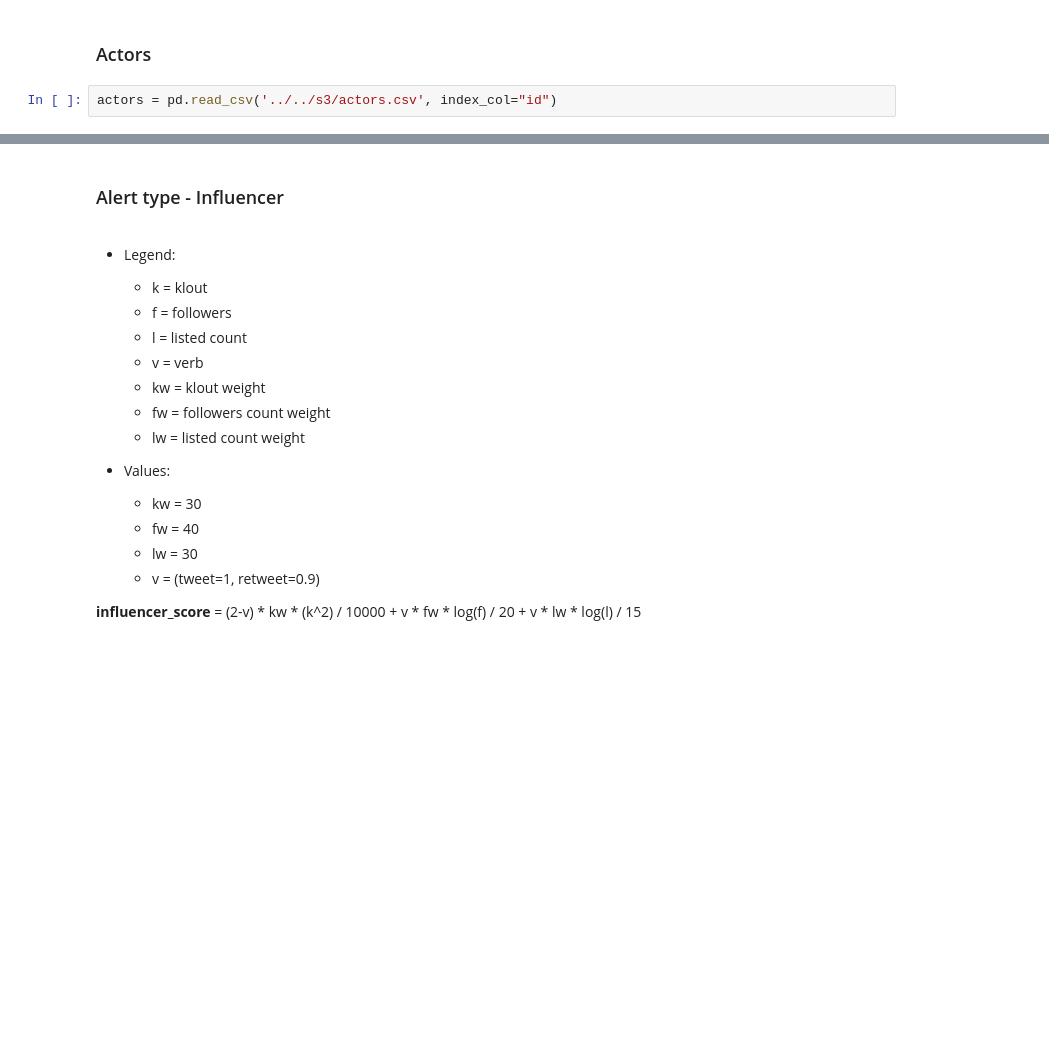
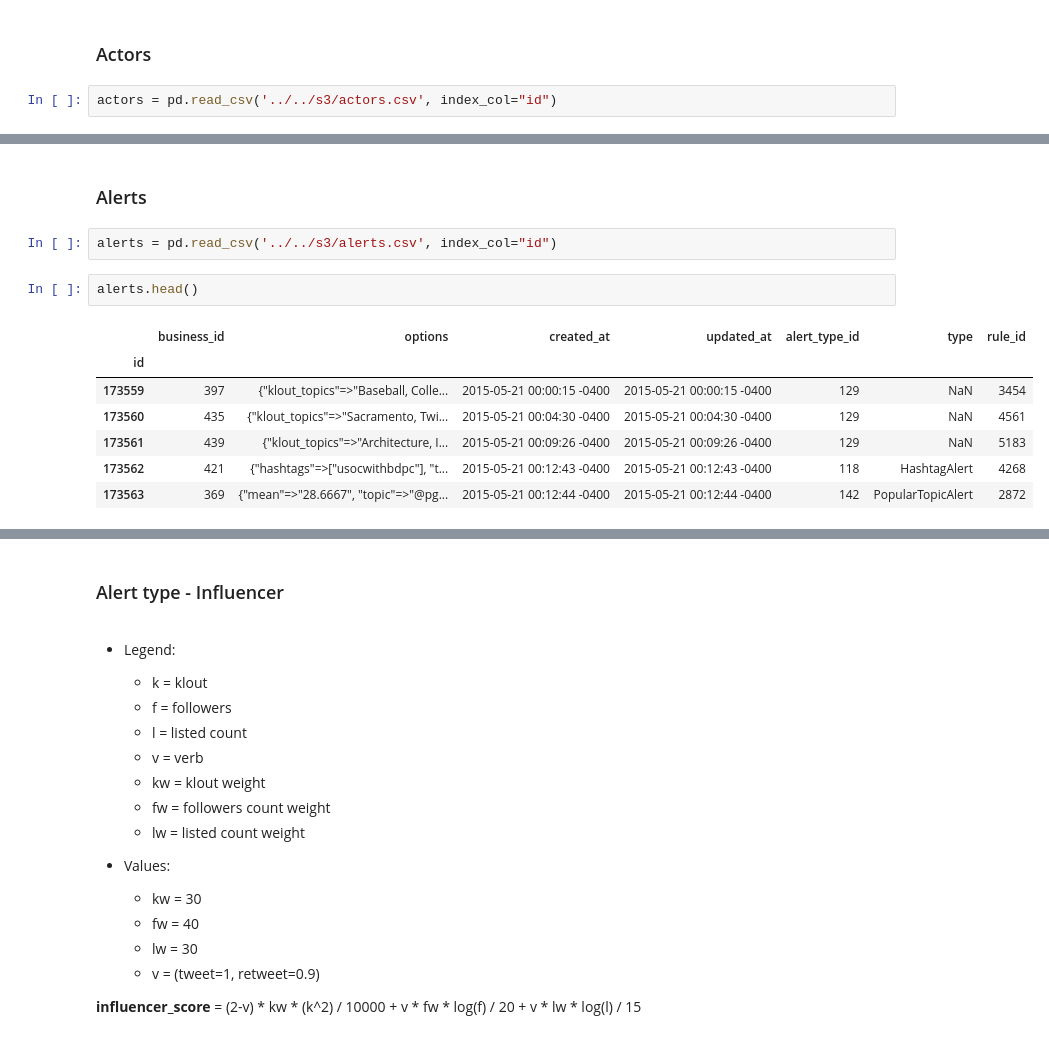
Before and after one commit to encorealerts/ipython-experiments, a Jupyter notebook: adornes/python_analysis_score_alerts.ipynb, the cells around one changed output, grey strips where cells are left out. Drawn from its saved outputs; the diff is of its cells as text; blank space fills up the shorter version.

```diff
--- a/adornes/python_analysis_score_alerts.ipynb
+++ b/adornes/python_analysis_score_alerts.ipynb
@@ -129,0 +138,14 @@ actors.describe()
+# %% [markdown]
+### Alerts
+# %%
+alerts = pd.read_csv('../../s3/alerts.csv', index_col="id")
+# %%
+alerts.head()
+# %% [output]
+|  | business_id | options | created_at | updated_at | alert_type_id | type | rule_id |
+| id |  |  |  |  |  |  |  |
+| 173559 | 397 | {"klout_topics"=>"Baseball, Colle... | 2015-05-21 00:00:15 -0400 | 2015-05-21 00:00:15 -0400 | 129 | NaN | 3454 |
+| 173560 | 435 | {"klout_topics"=>"Sacramento, Twi... | 2015-05-21 00:04:30 -0400 | 2015-05-21 00:04:30 -0400 | 129 | NaN | 4561 |
+| 173561 | 439 | {"klout_topics"=>"Architecture, I... | 2015-05-21 00:09:26 -0400 | 2015-05-21 00:09:26 -0400 | 129 | NaN | 5183 |
+| 173562 | 421 | {"hashtags"=>["usocwithbdpc"], "t... | 2015-05-21 00:12:43 -0400 | 2015-05-21 00:12:43 -0400 | 118 | HashtagAlert | 4268 |
+| 173563 | 369 | {"mean"=>"28.6667", "topic"=>"@pg... | 2015-05-21 00:12:44 -0400 | 2015-05-21 00:12:44 -0400 | 142 | PopularTopicAlert | 2872 |
```
Also changed, not shown: parts of 17 cells of this notebook.
